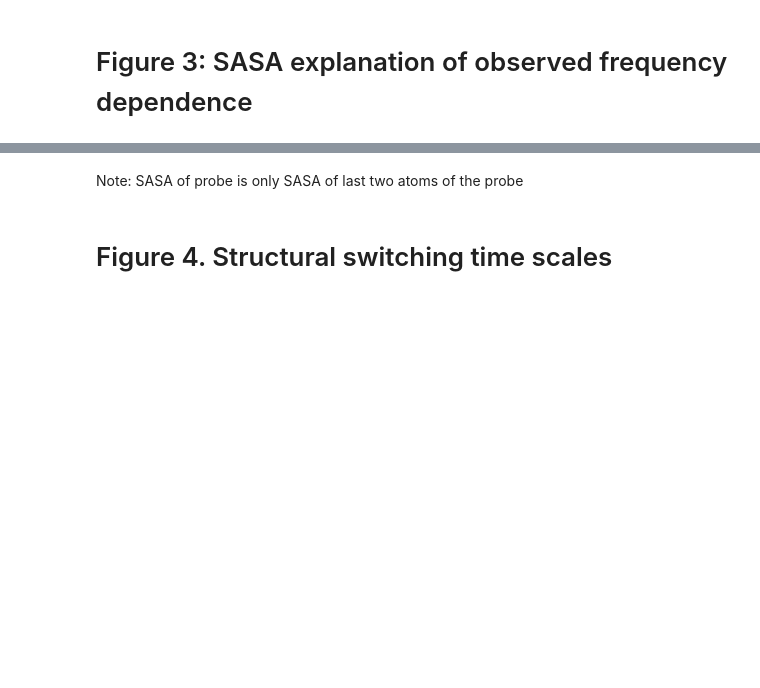
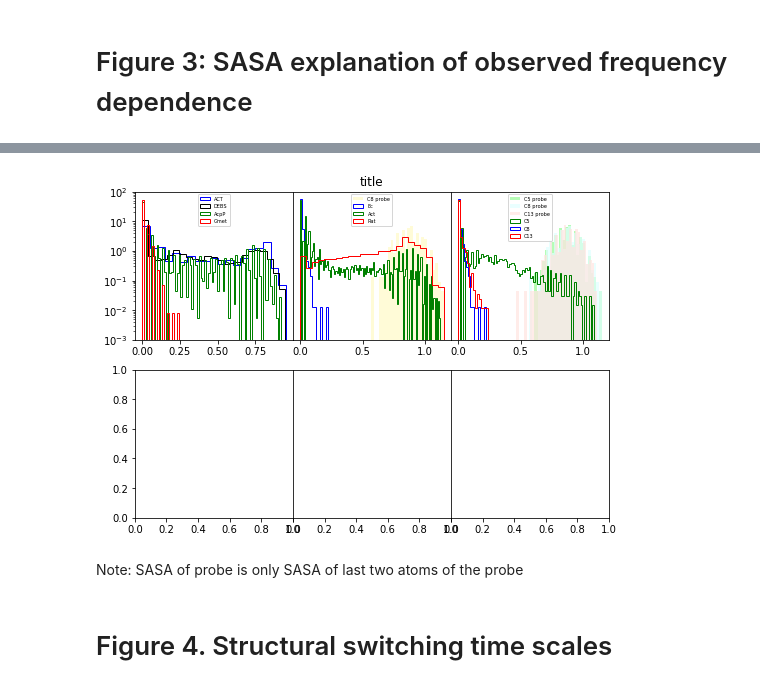
Before and after one commit to CHLresearchgroup/coire, a Jupyter notebook: CGHPaper.ipynb, the cells around one changed output, grey strips where cells are left out. Cells and saved outputs as stored; diff of their text form; code cells hidden in the pictures; blank space fills up the shorter version.

```diff
--- a/CGHPaper.ipynb
+++ b/CGHPaper.ipynb
@@ -746,0 +841,67 @@ plt.show()
+# %%
+import matplotlib.pyplot as plt
+import numpy as np
+from matplotlib import gridspec
+
+
+
+fig = plt.figure()
+# set height ratios for sublots
+gs = gridspec.GridSpec(2, 3)
+
+# the fisrt subplot
+ax0 = plt.subplot(gs[0])
+# log scale for axis Y of the first subplot
+ax0.set_yscale("log")
+ax0.set_ylim(10 ** -3, 10 **2)
+ax0.hist(dSASA_190604_4['CN'], 'auto' , density = 1, color='Blue', histtype='step', stacked=True, label ='ACT')
+ax0.hist(dSASA_190604_6['CN'], 'auto' , density = 1, color='Black', histtype='step', stacked=True, label ='DEBS')
+ax0.hist(dSASA_190625['CN'], 'auto' , density = 1, color='Green', histtype='step', stacked=True, label ='AcpP')
+ax0.hist(dSASA_190604_2['CN'], 'auto' , density = 1, color='Red', histtype='step', stacked=True, label ='Gmet')
+ax0.legend(loc="upper center", fontsize="5")
+#ax0.xlabel("CN SASA")
+
+#the second subplot
+# shared axis X
+ax1 = plt.subplot(gs[1], sharey = ax0)
+ax1.hist(dSASA_200423['C7&C8'], 'auto', density=1, color='lemonchiffon', alpha=0.8, histtype='stepfilled', stacked=True, label='C8 probe')
+ax1.hist(dSASA_200116['C7&C8'], 'auto', density = 1, color='blue', histtype='step', stacked=True, label ='Ec')
+ax1.hist(np.concatenate((dSASA_200120['C7&C8'], dSASA_200121['C7&C8']), axis=None), 'auto', density = 1, color='green', histtype='step', stacked=True, label ='Act')
+ax1.hist(dSASA_200125['C7&C8'], 'auto', density = 1, color='red', histtype='step', stacked=True, label ='Rat')
+ax1.legend(loc="upper center", fontsize="5")
+plt.title("title")
+plt.setp(ax1.get_yticklabels(), visible=False)
+plt.tick_params(axis = "y", which = "both", left = False, right = False)
+# remove last tick label for the second subplot
+yticks = ax1.yaxis.get_major_ticks()
+yticks[-1].label1.set_visible(False)
+
+ax2 = plt.subplot(gs[2], sharey=ax0)
+ax2.hist(dSASA_200424['C4&C5'], 'auto', density=1, color='palegreen',  alpha = 0.7, histtype='stepfilled', stacked=True, label='C5 probe')
+ax2.hist(dSASA_200423['C7&C8'], 'auto', density=1, color='lightcyan', alpha = 0.7, histtype='stepfilled', stacked=True, label='C8 probe')
+ax2.hist(dSASA_200422['C12&C13'], 'auto', density=1, color='mistyrose', alpha = 0.7, histtype='stepfilled', stacked=True, label='C13 probe')
+ax2.hist(dSASA_200115['C4&C5'], 'auto', density = 1, color='green', histtype='step', stacked=True, label ='C5')
+ax2.hist(dSASA_200116['C7&C8'], 'auto', density = 1, color='blue', histtype='step', stacked=True, label ='C8')
+ax2.hist(dSASA_200117['C12&C13'], 'auto', density = 1, color='red', histtype='step', stacked=True, label ='C13')
+ax2.legend(loc="upper center", fontsize="5")
+plt.setp(ax2.get_yticklabels(), visible=False)
+plt.tick_params(axis = "y", which = "both", left = False, right = False)
+# remove last tick label for the second subplot
+yticks = ax2.yaxis.get_major_ticks()
+yticks[-1].label1.set_visible(False)
+
+ax3=plt.subplot(gs[3])
+ax4=plt.subplot(gs[4])
+plt.setp(ax4.get_yticklabels(), visible=False)
+plt.tick_params(axis = "y", which = "both", left = False, right = False)
+ax5=plt.subplot(gs[5])
+plt.setp(ax5.get_yticklabels(), visible=False)
+plt.tick_params(axis = "y", which = "both", left = False, right = False)
+
+
+# remove vertical gap between subplots
+plt.subplots_adjust(wspace=.0)
+fig.set_size_inches(w=8.5,h=6)
+plt.savefig("Figure3_mockup.ps")
+plt.show()
+# %% [output]
@@ -747,3 +922,4 @@ plt.show()
+[figure, added]
 # %% [markdown]
 Note: SASA of probe is only SASA of last two atoms of the probe
 # %% [markdown]
```
Also changed, not shown: parts of 8 cells of this notebook, 11 other files.
